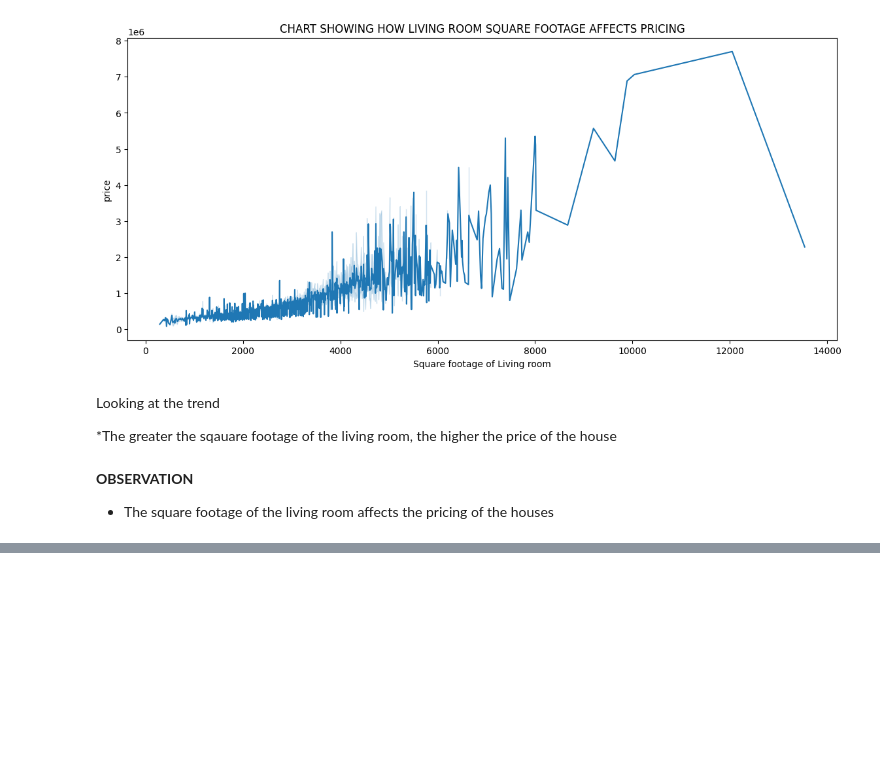
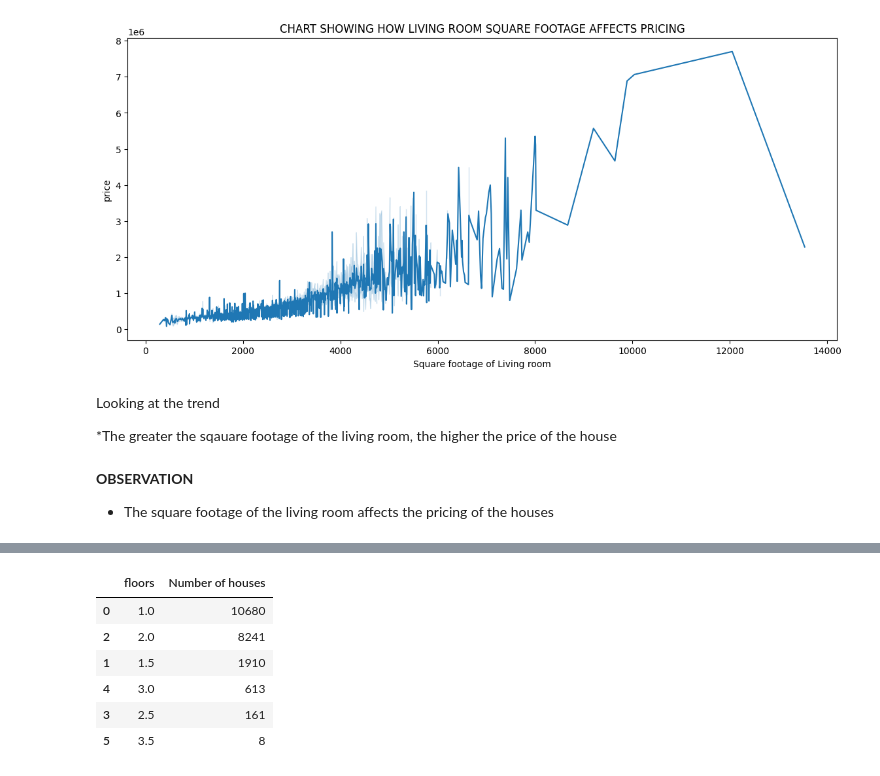
Before and after one commit to MikeDeecode/KC-properties-price-analysis, a Jupyter notebook: kc_properties_analysis.ipynb, the cells around one changed output, grey strips where cells are left out. Cells and saved outputs as stored; diff of their text form; code cells hidden in the pictures; blank space fills up the shorter version.

```diff
--- a/kc_properties_analysis.ipynb
+++ b/kc_properties_analysis.ipynb
@@ -250,0 +266,13 @@ Looking at the trend
+# %%
+floors_grp = kc_properties.groupby('floors', as_index = False)['id'].count()
+floors_grp.rename(columns = {'id': 'Number of houses'}, inplace = True)
+floors_grp = floors_grp.sort_values('Number of houses', ascending = False)
+floors_grp
+# %% [output]
+|  | floors | Number of houses |
+| 0 | 1.0 | 10680 |
+| 2 | 2.0 | 8241 |
+| 1 | 1.5 | 1910 |
+| 4 | 3.0 | 613 |
+| 3 | 2.5 | 161 |
+| 5 | 3.5 | 8 |
```
Also changed, not shown: parts of 13 cells of this notebook.
